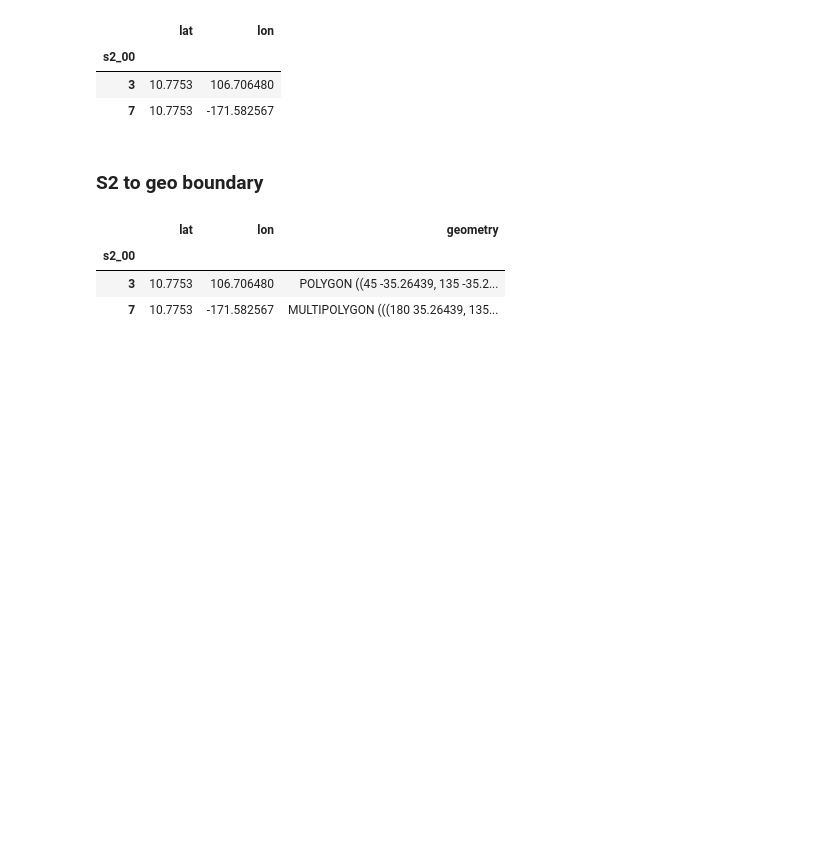
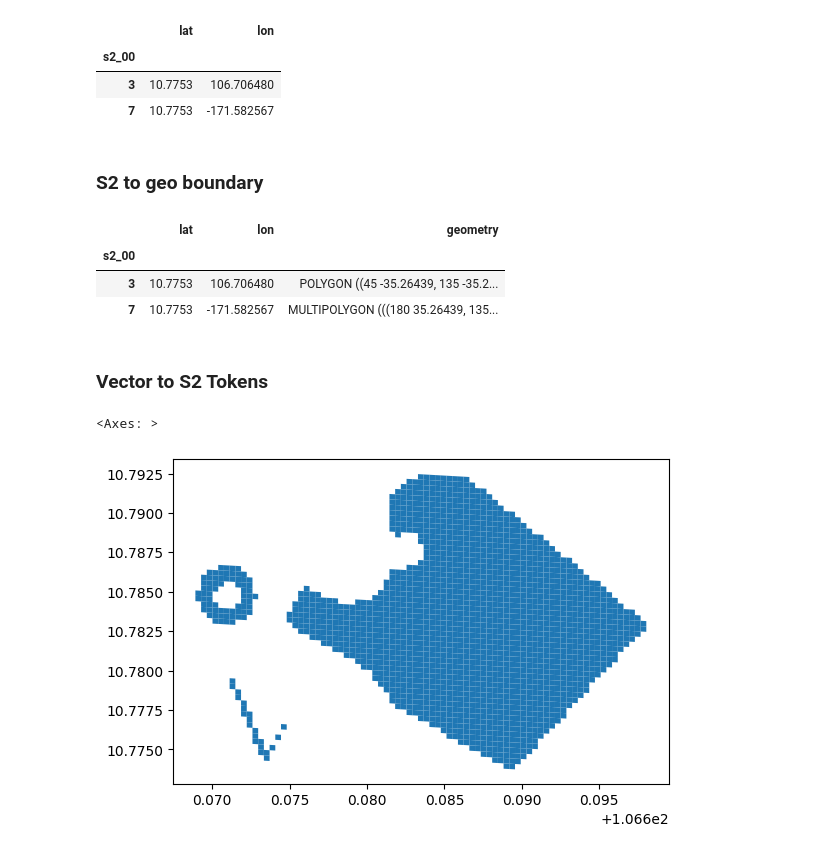
Before and after one commit to opengeoshub/vgridpandas, a Jupyter notebook: docs/notebooks/02_s2.ipynb, the cells around one changed output. Cells and saved outputs as stored; diff of their text form; code cells hidden in the pictures; blank space fills up the shorter version.

```diff
--- a/docs/notebooks/02_s2.ipynb
+++ b/docs/notebooks/02_s2.ipynb
@@ -37,3 +38,23 @@ df
 | s2_00 |  |  |  |
 | 3 | 10.7753 | 106.706480 | POLYGON ((45 -35.26439, 135 -35.2... |
 | 7 | 10.7753 | -171.582567 | MULTIPOLYGON (((180 35.26439, 135... |
+# %% [markdown]
+### Vector to S2 Tokens
+# %%
+from shapely.geometry import box
+from vgridpandas import s2pandas
+import geopandas as gpd
+
+gdf = gpd.read_file('https://raw.githubusercontent.com/opengeoshub/vopendata/refs/heads/main/shape/polygon.geojson')
+resolution = 18
+gdf_polyfill = gdf.s2.polyfill(resolution, predicate = "largest_overlap", explode = False)
+gdf_polyfill
+# print(len(gdf_polyfill))
+# gdf_polyfill
+gdf_polyfill = gdf_polyfill.s2.s22geo(s2_column = "s2_polyfill")
+# print(gdf_polyfill)
+gdf_polyfill.plot()
+# gdf_polyfill.to_file(f"s2_{resolution}.geojson", driver="GeoJSON")
+# %% [output]
+<Axes: >
+[figure, added]
```
Also changed, not shown: parts of 1 cell of this notebook, 21 other files.
